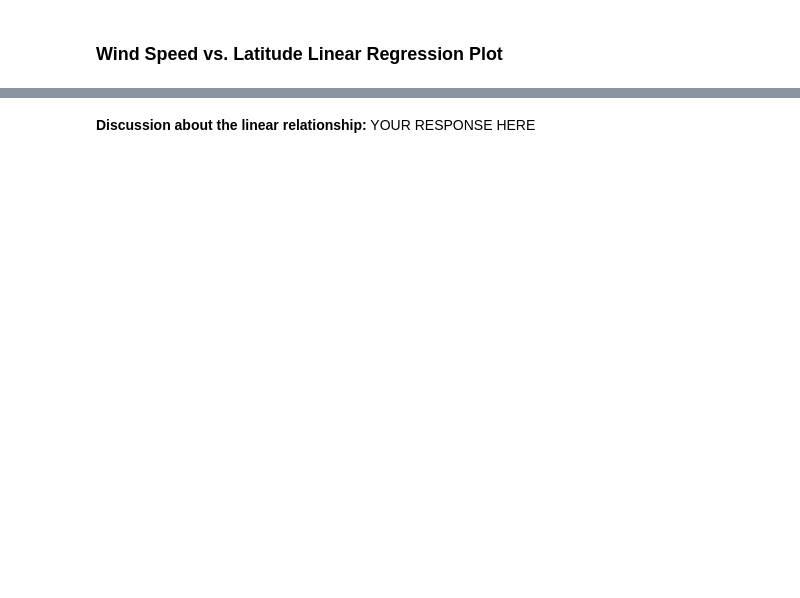
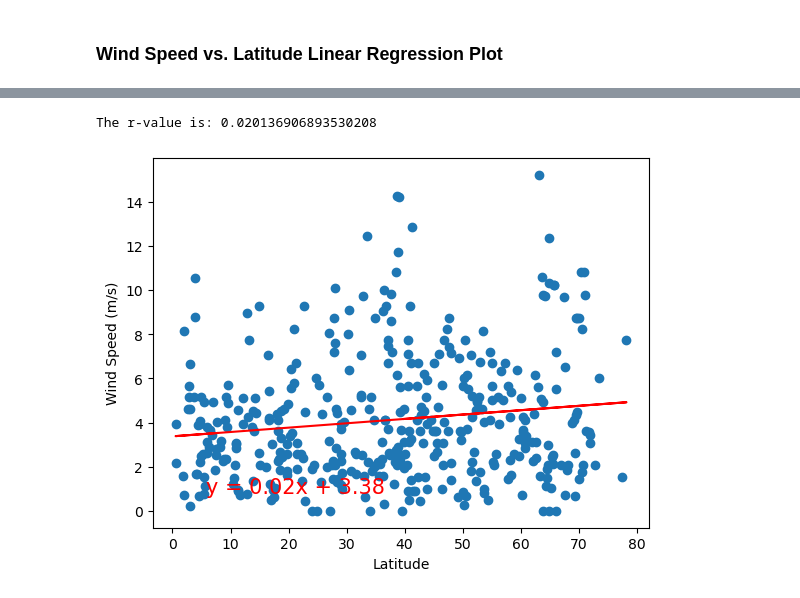
Before and after one commit to adampaganini/WeatherPy, a Jupyter notebook: WeatherPy.ipynb, the cells around one changed output, grey strips where cells are left out. Saved outputs shown, nothing was run; the diff lists cells and outputs as text; code cells hidden in the pictures; blank space fills up the shorter version.

```diff
--- a/WeatherPy.ipynb
+++ b/WeatherPy.ipynb
@@ -394,2 +356,6 @@ The r-value is: 0.062239040700515696
-# %% [markdown]
-**Discussion about the linear relationship:** YOUR RESPONSE HERE
+# %%
+# Northern Hemisphere
+regress(northern_hemi_df['Lat'], northern_hemi_df['Wind Speed'], 'Wind Speed (m/s)')
+# %% [output]
+The r-value is: 0.020136906893530208
+[figure, added]
```
Also changed, not shown: parts of 17 cells of this notebook, 1 other file.
